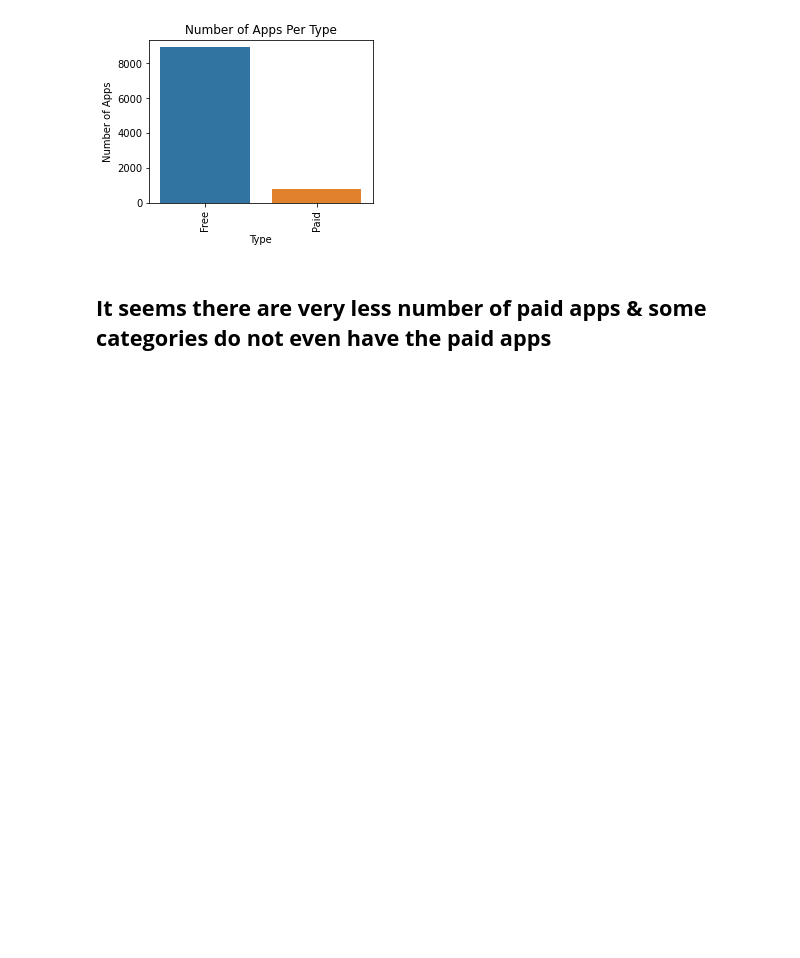
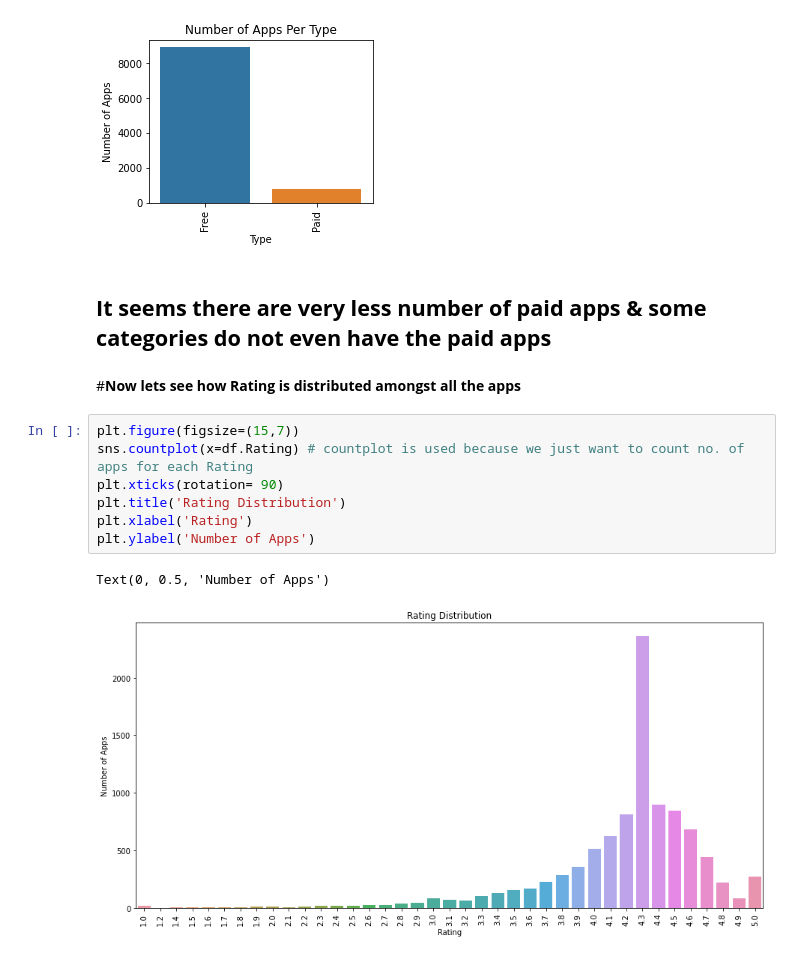
Before and after one commit to SurajSP99/Play_Store_App_Review_Data_Analysis, a Jupyter notebook: Play_Store_App_Review_Analysis_Capstone_Project.ipynb, the cells around one changed output. Cells and saved outputs as stored; diff of their text form; blank space fills up the shorter version.

```diff
--- a/Play_Store_App_Review_Analysis_Capstone_Project.ipynb
+++ b/Play_Store_App_Review_Analysis_Capstone_Project.ipynb
@@ -600,3 +602,15 @@ Text(0, 0.5, 'Number of Apps')
 [figure]
 # %% [markdown]
 ## **It seems there are very less number of paid apps & some categories do not even have the paid apps**
+# %% [markdown]
+#**Now lets see how Rating is distributed amongst all the apps**
+# %%
+plt.figure(figsize=(15,7))
+sns.countplot(x=df.Rating) # countplot is used because we just want to count no. of apps for each Rating
+plt.xticks(rotation= 90)
+plt.title('Rating Distribution')
+plt.xlabel('Rating')
+plt.ylabel('Number of Apps')
+# %% [output]
+Text(0, 0.5, 'Number of Apps')
+[figure, added]
```
Also changed, not shown: parts of 5 cells of this notebook.
